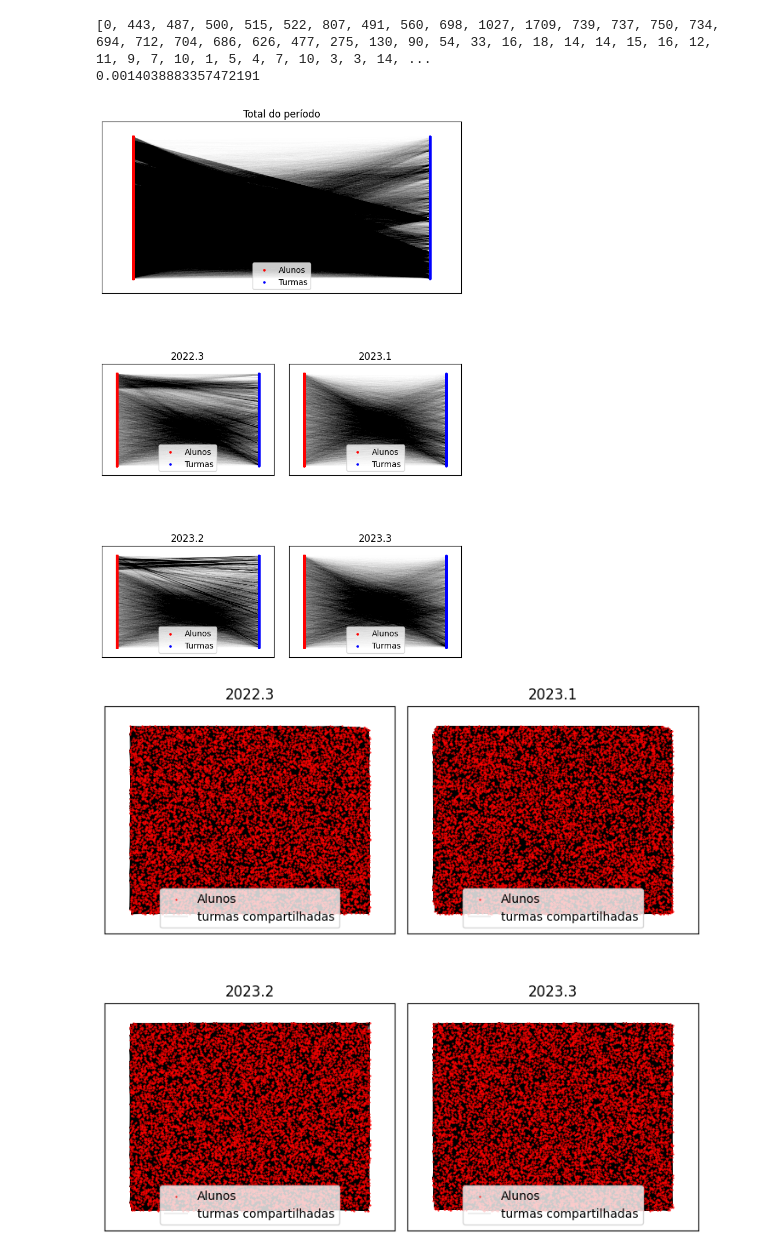
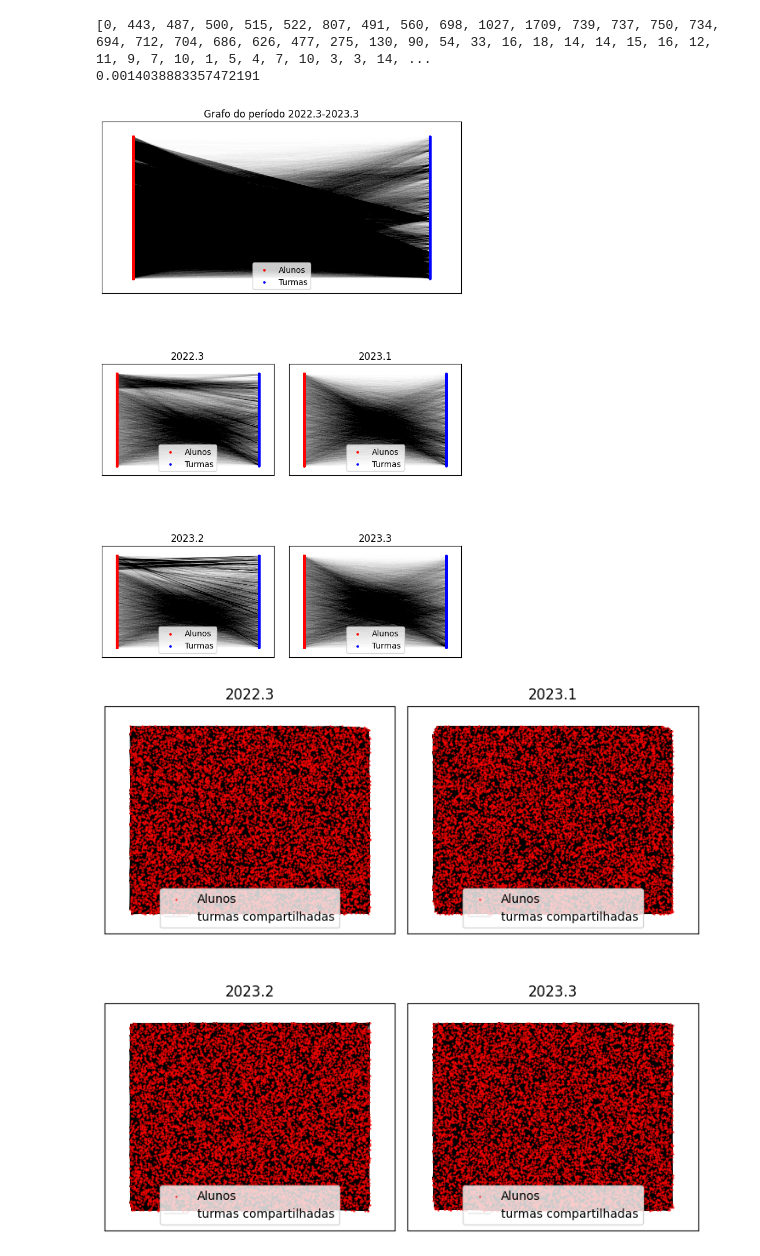
Before and after one commit to FabrizioRP/Projeto_CR, a Jupyter notebook: Main.ipynb, the cells around one changed output. Drawn from its saved outputs; the diff is of its cells as text; code cells hidden in the pictures.

```diff
--- a/Main.ipynb
+++ b/Main.ipynb
@@ -850,35 +850,35 @@ ax = []
 
 ax.append(fig.add_subplot(axgrid[0:3, :]))
 ax.append(fig.add_subplot(axgrid[4:6, :2]))
 ax.append(fig.add_subplot(axgrid[4:6, 2:]))
 ax.append(fig.add_subplot(axgrid[7:9, :2]))
 ax.append(fig.add_subplot(axgrid[7:9, 2:]))
 
 layout = nx.bipartite_layout(grafo_global, RAs, align="vertical") # funciona ja
 
-ax[0].set_title("Total do período")
+ax[0].set_title("Grafo do período 2022.3-2023.3")
 
 nx.draw_networkx_nodes(grafo_global, nodelist=RAs, node_color="#ff0000", label="Alunos", node_size=20, node_shape='.', pos=layout, ax=ax[0])
 nx.draw_networkx_nodes(grafo_global, nodelist=Disciplinas, node_color="#0000ff", label="Turmas", node_size=20, node_shape='.', pos=layout, ax=ax[0])
 nx.draw_networkx_edges(grafo_global, width=0.001, pos=layout, ax=ax[0])
 
 ax[0].legend(loc="lower center")
 
 for j in range(1, 5):
     i=j-1
     layout = nx.bipartite_layout(grafos_por_quad[quads[i]], RAs_por_quad[quads[i]], align="vertical") # funciona ja
 
     ax[j].set_title("{}.{}".format(quads[i][0:4], quads[i][5:6]))
 
     nx.draw_networkx_nodes(grafos_por_quad[quads[i]], nodelist=RAs_por_quad[quads[i]], node_color="#ff0000", label="Alunos", node_size=20, node_shape='.', pos=layout, ax=ax[j])
     nx.draw_networkx_nodes(grafos_por_quad[quads[i]], nodelist=turmas_por_quad[quads[i]], node_color="#0000ff", label="Turmas", node_size=20, node_shape='.', pos=layout, ax=ax[j])
     nx.draw_networkx_edges(grafos_por_quad[quads[i]], width=0.001, pos=layout, ax=ax[j])
 
     ax[j].legend(loc="lower center")
 
 plt.savefig("./Imagens/grafos_normais.png")
 # %% [output]
-[figure, old version]
+[figure, new version]
 # %%
 fig = plt.figure(figsize=(9, 8))
 axgrid = fig.add_gridspec(9, 8)
```
Also changed, not shown: 1 other file.
